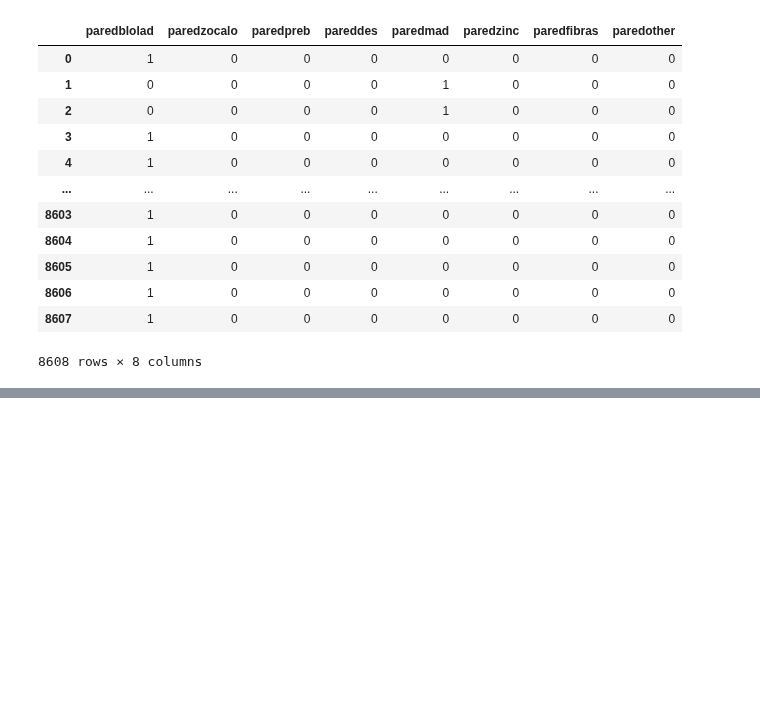
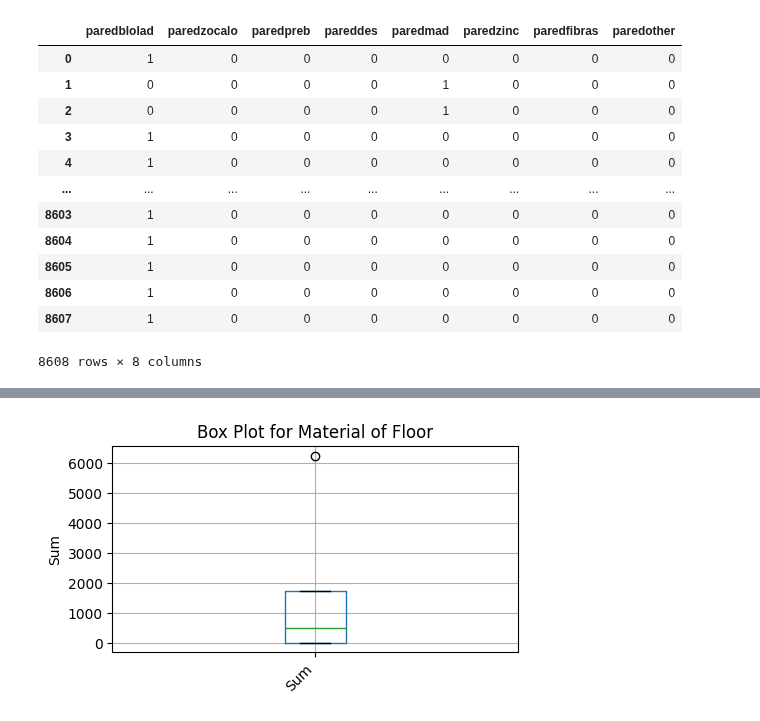
Before and after one commit to iam-Dylan/costa-rican-household, a Jupyter notebook: source/eda.ipynb, the cells around one changed output, grey strips where cells are left out. Saved outputs shown, nothing was run; the diff lists cells and outputs as text; code cells hidden in the pictures; blank space fills up the shorter version.

```diff
--- a/source/eda.ipynb
+++ b/source/eda.ipynb
@@ -95,0 +100,3 @@ plt.show()
+# %%
+floor_mat = train[['pisomoscer','pisocemento','pisoother','pisonatur','pisomadera']]
+floor_mat
@@ -95,0 +117,19 @@ plt.show()
+# %%
+columns = floor_mat.columns
+floor_mat_col = ['mosaic, ceramic, terrazo', 'cement', 'other', 'natural material', 'wood']
+column_sums = {}
+for column,col in zip(columns, floor_mat_col):
+    column_sum = floor_mat[column].sum()
+    column_sums[col] = column_sum
+floor_mat_df = pd.DataFrame(list(column_sums.items()), columns=['Material', 'Sum'])
+floor_mat_df.set_index('Material', inplace= True)
+
+plt.figure(figsize=(5, 3))
+floor_mat_df.boxplot(column='Sum')
+plt.title('Box Plot for Material of Floor')
+plt.ylabel('Sum')
+plt.xticks(rotation=45, ha='right')
+plt.tight_layout()
+plt.show()
+# %% [output]
+[figure, added]
```
Also changed, not shown: parts of 6 cells of this notebook.
